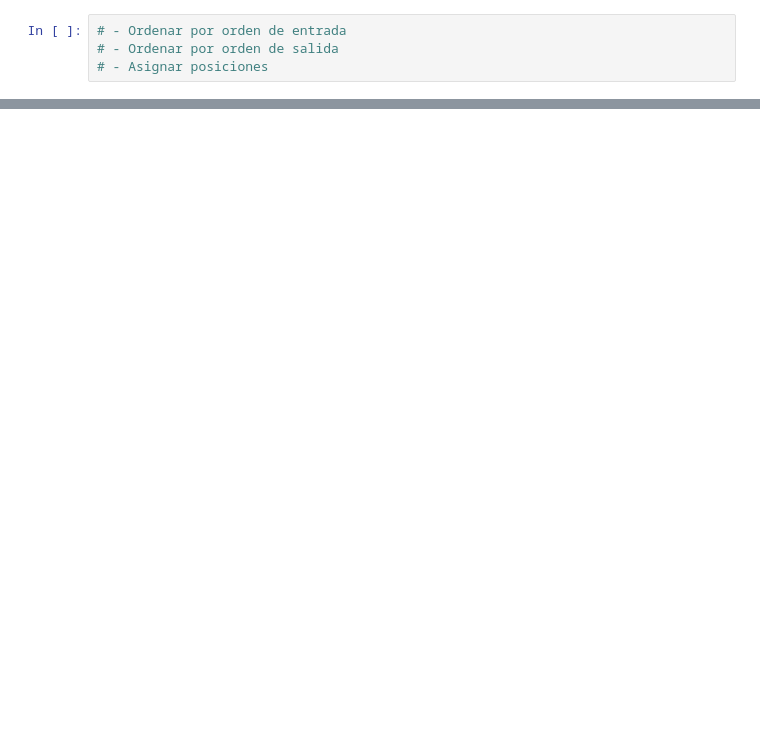
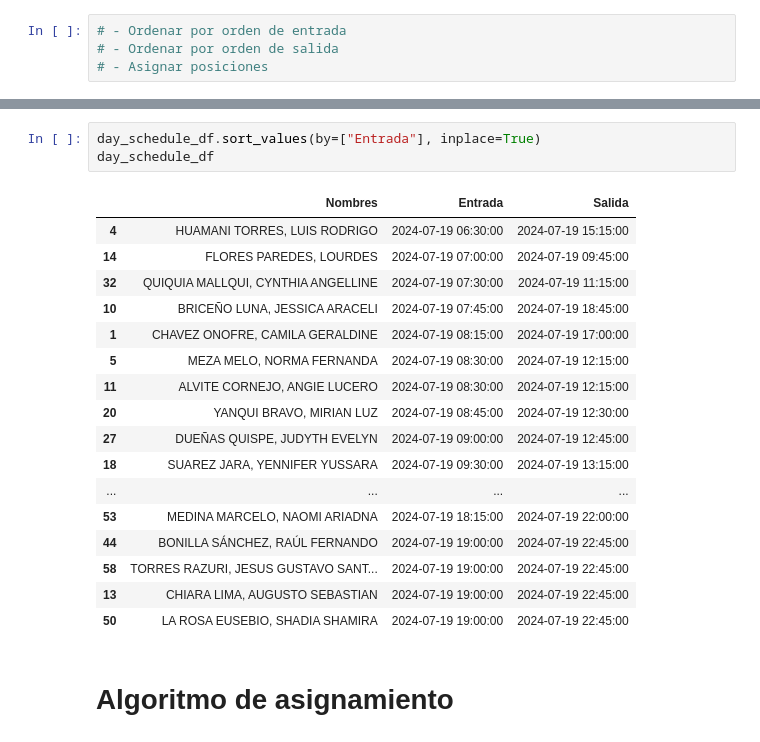
Before and after one commit to DivorcedLance/SuperPy, a Jupyter notebook: utils.ipynb, the cells around one changed output, grey strips where cells are left out. Saved outputs shown, nothing was run; the diff lists cells and outputs as text; blank space fills up the shorter version.

```diff
--- a/utils.ipynb
+++ b/utils.ipynb
@@ -47,0 +53,23 @@ n_cajas = 5
+# %%
+day_schedule_df.sort_values(by=["Entrada"], inplace=True)
+day_schedule_df
+# %% [output]
+|  | Nombres | Entrada | Salida |
+| 4 | HUAMANI TORRES, LUIS RODRIGO | 2024-07-19 06:30:00 | 2024-07-19 15:15:00 |
+| 14 | FLORES PAREDES, LOURDES | 2024-07-19 07:00:00 | 2024-07-19 09:45:00 |
+| 32 | QUIQUIA MALLQUI, CYNTHIA ANGELLINE | 2024-07-19 07:30:00 | 2024-07-19 11:15:00 |
+| 10 | BRICEÑO LUNA, JESSICA ARACELI | 2024-07-19 07:45:00 | 2024-07-19 18:45:00 |
+| 1 | CHAVEZ ONOFRE, CAMILA GERALDINE | 2024-07-19 08:15:00 | 2024-07-19 17:00:00 |
+| 5 | MEZA MELO, NORMA FERNANDA | 2024-07-19 08:30:00 | 2024-07-19 12:15:00 |
+| 11 | ALVITE CORNEJO, ANGIE LUCERO | 2024-07-19 08:30:00 | 2024-07-19 12:15:00 |
+| 20 | YANQUI BRAVO, MIRIAN LUZ | 2024-07-19 08:45:00 | 2024-07-19 12:30:00 |
+| 27 | DUEÑAS QUISPE, JUDYTH EVELYN | 2024-07-19 09:00:00 | 2024-07-19 12:45:00 |
+| 18 | SUAREZ JARA, YENNIFER YUSSARA | 2024-07-19 09:30:00 | 2024-07-19 13:15:00 |
+| ... | ... | ... | ... |
+| 53 | MEDINA MARCELO, NAOMI ARIADNA | 2024-07-19 18:15:00 | 2024-07-19 22:00:00 |
+| 44 | BONILLA SÁNCHEZ, RAÚL FERNANDO | 2024-07-19 19:00:00 | 2024-07-19 22:45:00 |
+| 58 | TORRES RAZURI, JESUS GUSTAVO SANT... | 2024-07-19 19:00:00 | 2024-07-19 22:45:00 |
+| 13 | CHIARA LIMA, AUGUSTO SEBASTIAN | 2024-07-19 19:00:00 | 2024-07-19 22:45:00 |
+| 50 | LA ROSA EUSEBIO, SHADIA SHAMIRA | 2024-07-19 19:00:00 | 2024-07-19 22:45:00 |
+# %% [markdown]
+# Algoritmo de asignamiento
```
Also changed, not shown: parts of 12 cells of this notebook, 4 other files.
